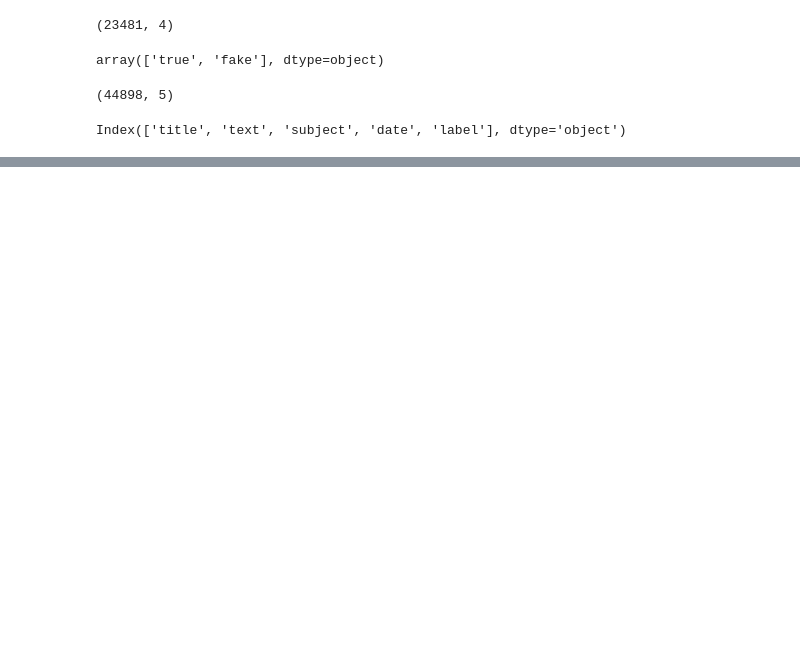
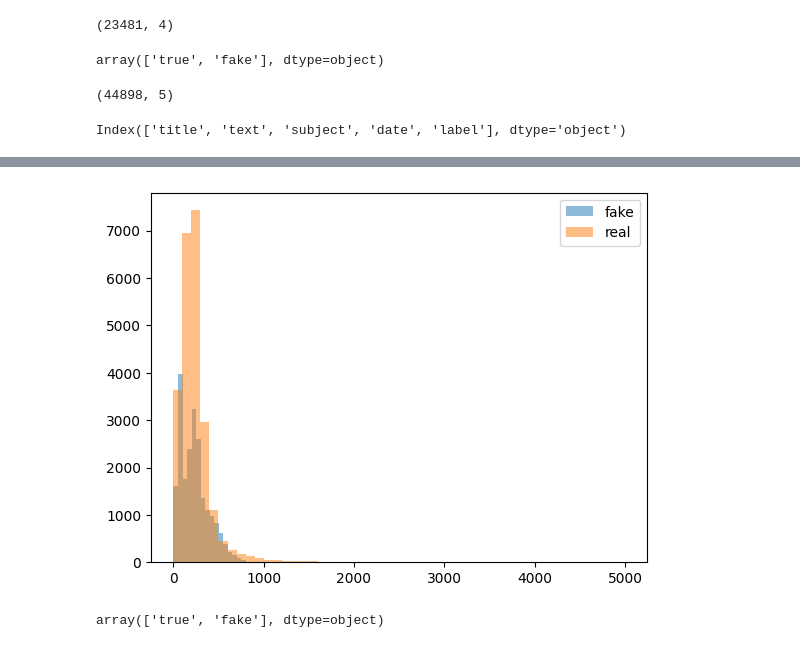
Before and after one commit to Anas-S-Muhammed/Fake_News_Detector_model, a Jupyter notebook: fake_news_model.ipynb, the cells around one changed output, grey strips where cells are left out. Drawn from its saved outputs; the diff is of its cells as text; code cells hidden in the pictures; blank space fills up the shorter version.

```diff
--- a/fake_news_model.ipynb
+++ b/fake_news_model.ipynb
@@ -127,0 +199,3 @@ counter_ = Counter(data['content'])
+# %%
+
+data['content_length'] = data['content'].apply(lambda x: len(x.split()))
@@ -127,0 +228,16 @@ counter_ = Counter(data['content'])
+# %%
+import matplotlib.pyplot as plt
+%matplotlib inline
+x = data[data['label'] == 'true']['content_length']  # fake
+y = data[data['label'] == 'fake']['content_length']  # real
+
+plt.hist(x, bins=50, alpha=0.5, label='fake')
+plt.hist(y, bins=50, alpha=0.5, label='real')
+plt.legend()
+plt.show()
+# %% [output]
+[figure, added]
+# %%
+data['label'].unique()
+# %% [output]
+array(['true', 'fake'], dtype=object)
```
Also changed, not shown: parts of 38 cells of this notebook.
